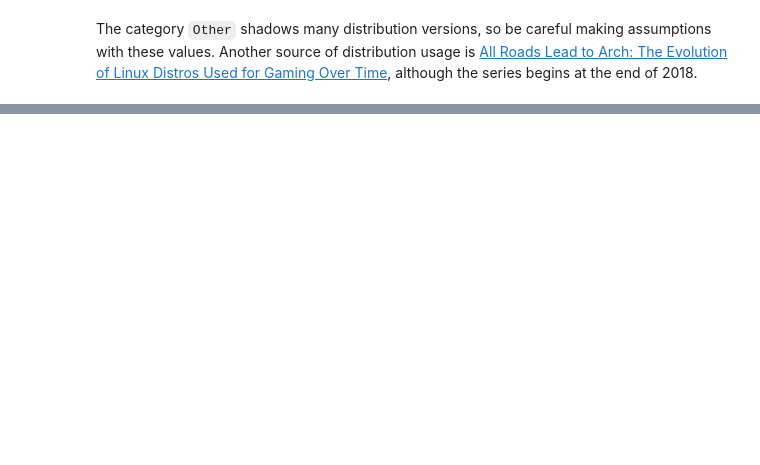
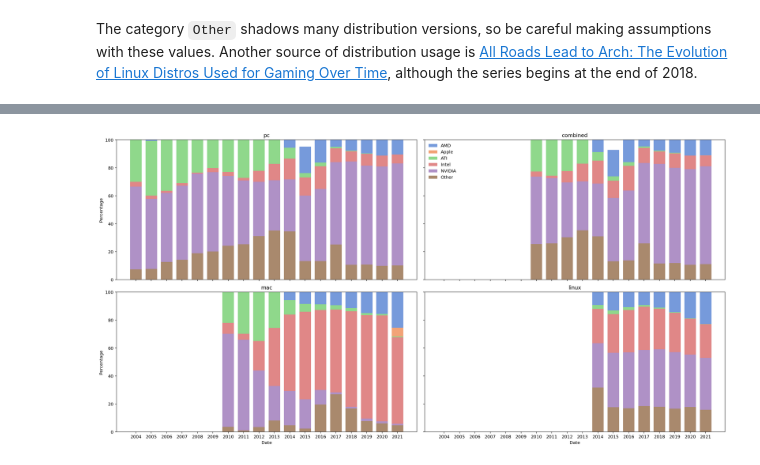
Before and after one commit to myagues/steam-hss-data, a Jupyter notebook: plot_categories_example.ipynb, the cells around one changed output, grey strips where cells are left out. Cells and saved outputs as stored; diff of their text form; code cells hidden in the pictures; blank space fills up the shorter version.

Commit message:
Add GPU plots to notebook

```diff
--- a/plot_categories_example.ipynb
+++ b/plot_categories_example.ipynb
@@ -333,0 +403,47 @@ The category `Other` shadows many distribution versions, so be careful making as
+# %%
+df_gpu_vendor = (
+    df_gpu_vendor.groupby(["gpu_vendor", "date", "platform"], as_index=False)
+    .sum()
+    .replace(0, np.nan)
+)
+# compute mean annual share
+df_gpu_vendor = (
+    df_gpu_vendor.groupby(["gpu_vendor", df_gpu_vendor["date"].dt.year, "platform"])
+    .mean()
+    .reset_index()
+)
+df_gpu_vendor["date"] = df_gpu_vendor["date"].astype(str)
+# %%
+_, axes = plt.subplots(
+    nrows=2,
+    ncols=2,
+    figsize=(20, 10),
+    constrained_layout=True,
+    sharey=True,
+    sharex=True,
+)
+for ax, subset in zip(axes.flat, ["pc", "combined", "mac", "linux"]):
+    sns.histplot(
+        df_gpu_vendor.loc[df_gpu_vendor["platform"] == subset],
+        x="date",
+        hue="gpu_vendor",
+        weights="perc",
+        multiple="stack",
+        discrete=True,
+        palette="muted",
+        shrink=0.75,
+        linewidth=0.0,
+        ax=ax,
+        legend=True if subset == "combined" else False,
+    )
+    ax.set(title=f"{subset}", xlabel="Date", ylabel="Percentage", ylim=[0, 100])
+    if subset == "combined":
+        sns.move_legend(
+            ax,
+            "upper left",
+            bbox_to_anchor=(0, 1),
+            title=None,
+            frameon=False,
+        )
+# %% [output]
+[figure, added]
```
Also changed, not shown: parts of 9 cells of this notebook.
